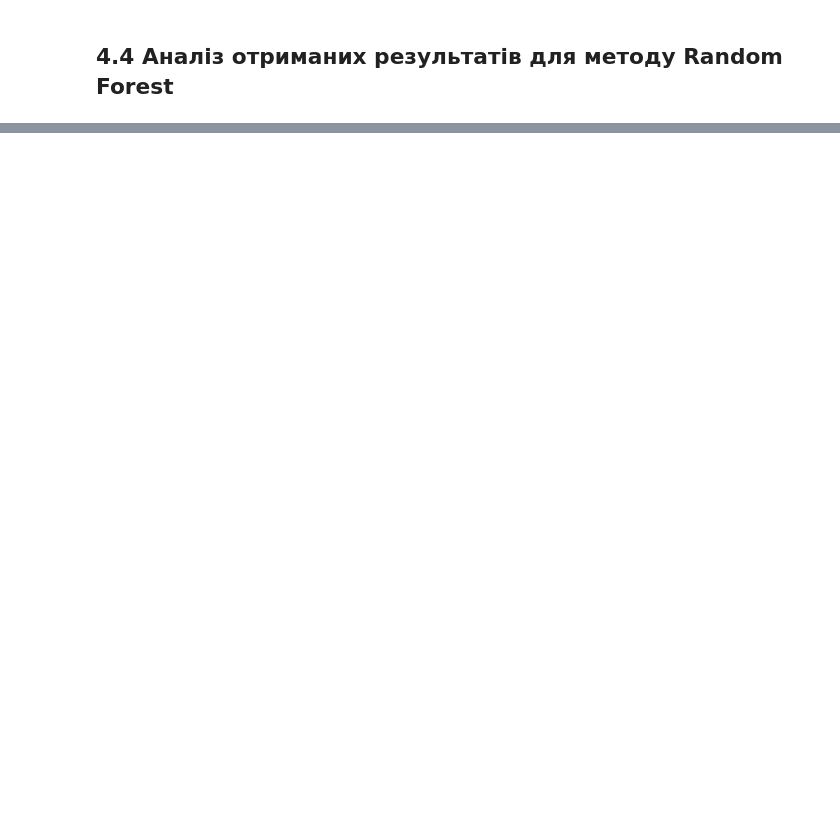
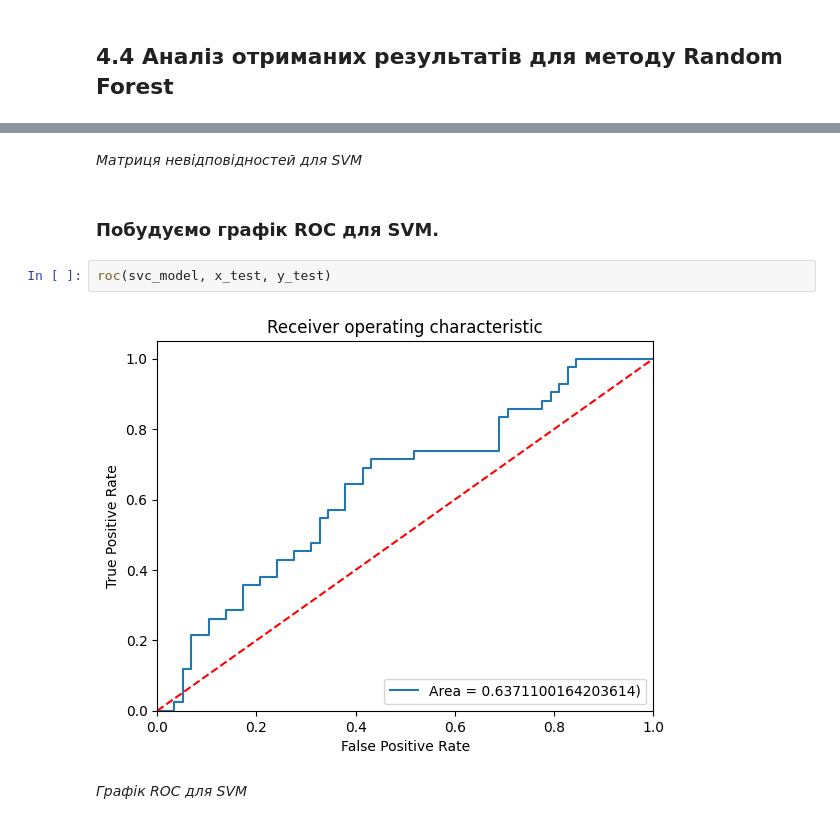
Before and after one commit to SideShowBoBGOT/DataAnalysisFourthSemester, a Jupyter notebook: CourseWork/work.ipynb, the cells around one changed output, grey strips where cells are left out. Saved outputs shown, nothing was run; the diff lists cells and outputs as text; blank space fills up the shorter version.

```diff
--- a/CourseWork/work.ipynb
+++ b/CourseWork/work.ipynb
@@ -282,0 +400,10 @@ roc(log_reg, x_test, y_test)
+# %% [markdown]
+*Матриця невідповідностей для SVM*
+# %% [markdown]
+### Побудуємо графік ROC для SVM.
+# %%
+roc(svc_model, x_test, y_test)
+# %% [output]
+[figure, added]
+# %% [markdown]
+*Графік ROC для SVM*
```
Also changed, not shown: parts of 46 cells of this notebook.
